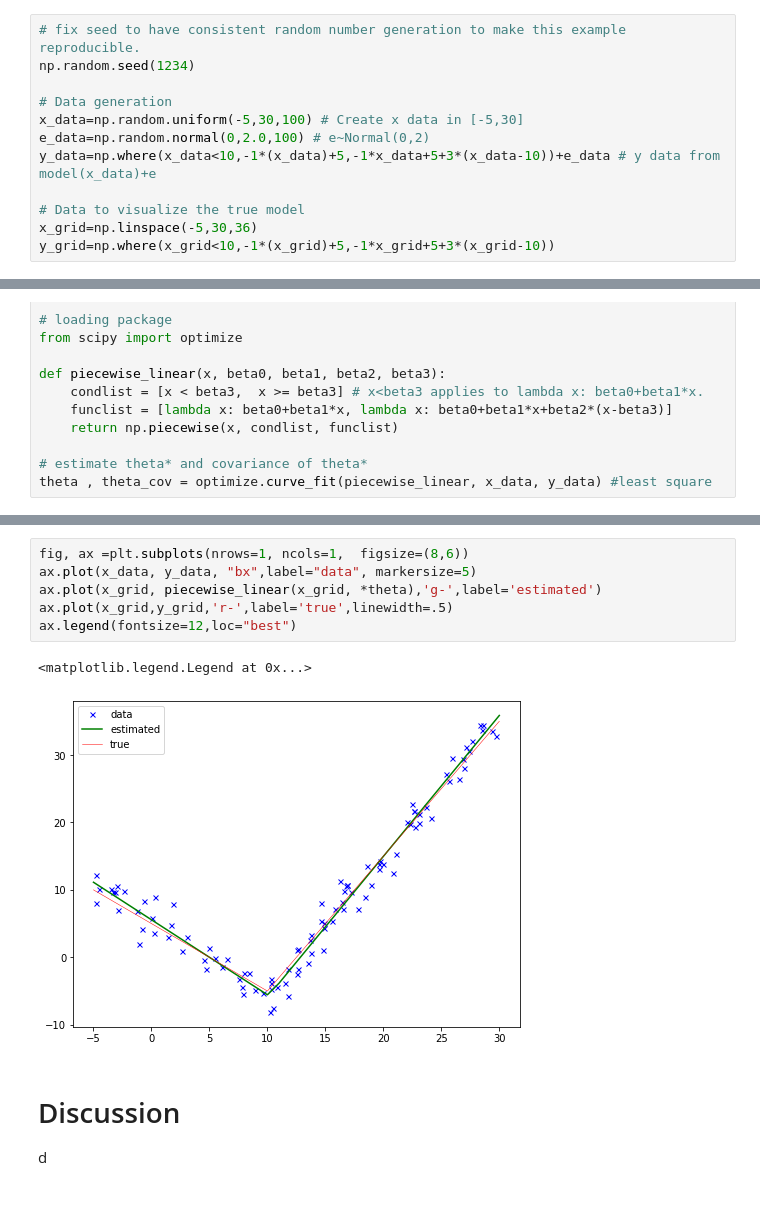
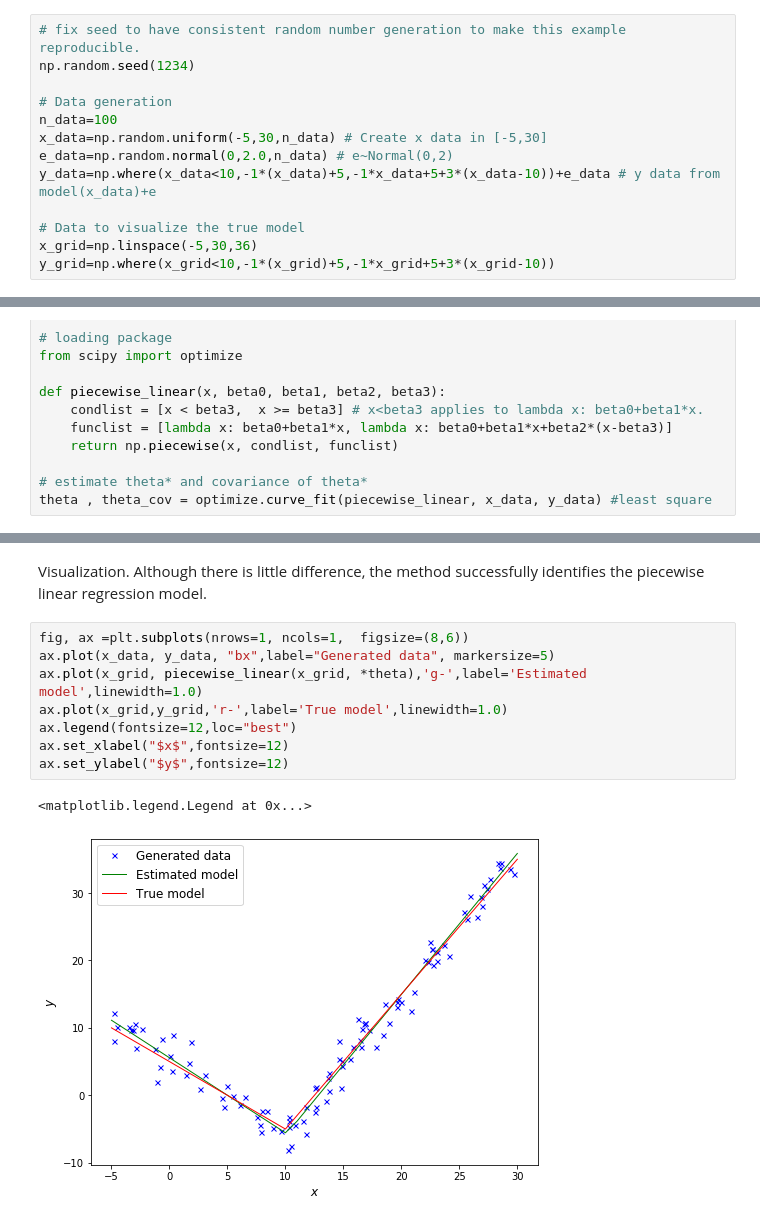
Before and after one commit to ecosang/change_point_model_test, a Jupyter notebook: notebook/Piecewise-linear-regression.ipynb, the cells around one changed output, grey strips where cells are left out. Saved outputs shown, nothing was run; the diff lists cells and outputs as text.

Commit message:
update change point model

```diff
--- a/notebook/Piecewise-linear-regression.ipynb
+++ b/notebook/Piecewise-linear-regression.ipynb
@@ -53,8 +53,9 @@ import matplotlib.pyplot as plt # visualization
 np.random.seed(1234)
 
 # Data generation
-x_data=np.random.uniform(-5,30,100) # Create x data in [-5,30]
-e_data=np.random.normal(0,2.0,100) # e~Normal(0,2)
+n_data=100
+x_data=np.random.uniform(-5,30,n_data) # Create x data in [-5,30]
+e_data=np.random.normal(0,2.0,n_data) # e~Normal(0,2)
 y_data=np.where(x_data<10,-1*(x_data)+5,-1*x_data+5+3*(x_data-10))+e_data # y data from model(x_data)+e
 
 # Data to visualize the true model
@@ -119,13 +122,13 @@ The true parameters beta0: 5.00, beta1: -1.00,  beta2: 3.00, and  beta3: 10.00
+# %% [markdown]
+Visualization. Although there is little difference, the method successfully identifies the piecewise linear regression model.
 # %%
 fig, ax =plt.subplots(nrows=1, ncols=1,  figsize=(8,6))
-ax.plot(x_data, y_data, "bx",label="data", markersize=5)
-ax.plot(x_grid, piecewise_linear(x_grid, *theta),'g-',label='estimated')
-ax.plot(x_grid,y_grid,'r-',label='true',linewidth=.5)
+ax.plot(x_data, y_data, "bx",label="Generated data", markersize=5)
+ax.plot(x_grid, piecewise_linear(x_grid, *theta),'g-',label='Estimated model',linewidth=1.0)
+ax.plot(x_grid,y_grid,'r-',label='True model',linewidth=1.0)
 ax.legend(fontsize=12,loc="best")
+ax.set_xlabel("$x$",fontsize=12)
+ax.set_ylabel("$y$",fontsize=12)
 # %% [output]
 <matplotlib.legend.Legend at 0x...>
-[figure, old version]
+[figure, new version]
-# %% [markdown]
-# Discussion
-
-d
```
Also changed, not shown: parts of 6 cells of this notebook, 12 other files.
